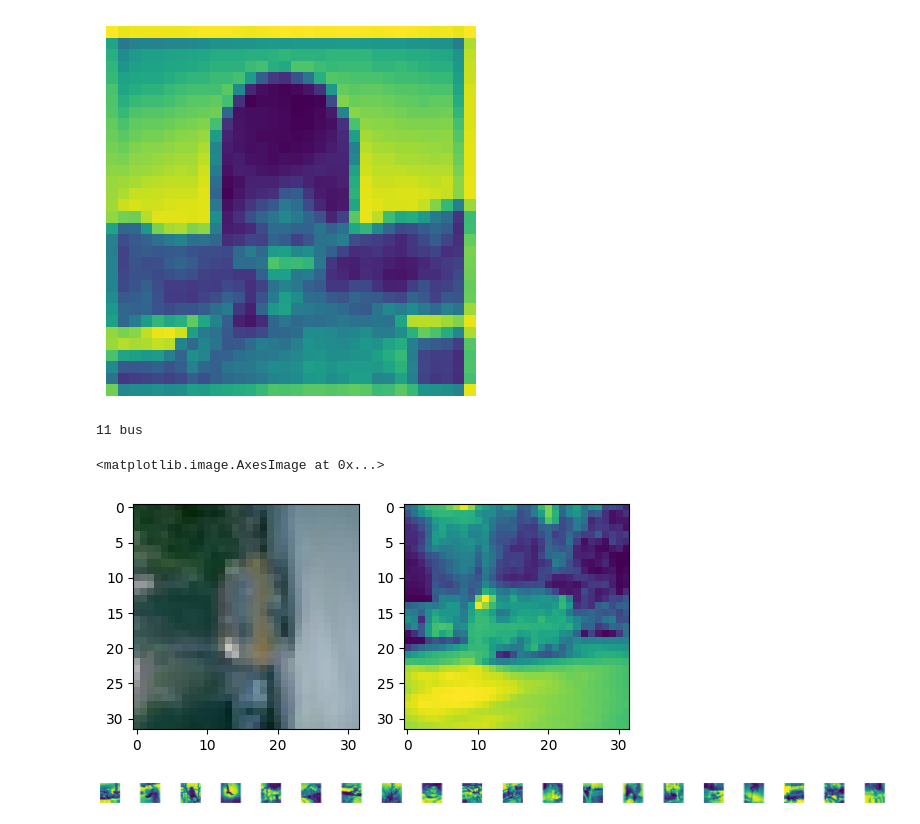
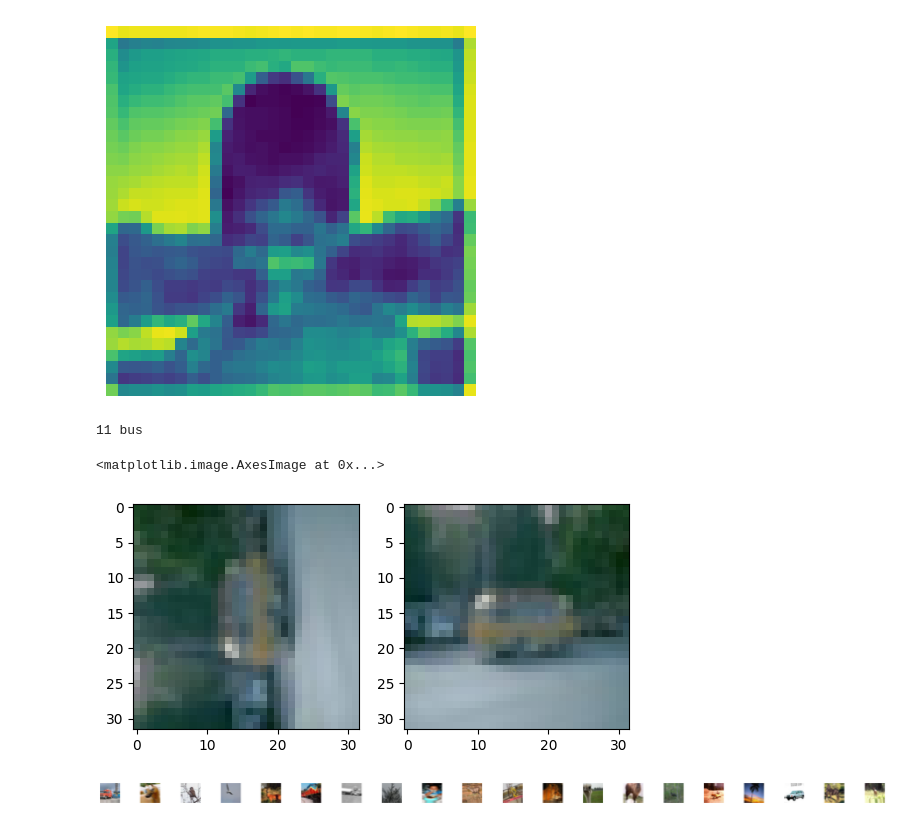
Before and after one commit to Alizzie/ST_CA1, a Jupyter notebook: main.ipynb, the cells around one changed output. Saved outputs shown, nothing was run; the diff lists cells and outputs as text; code cells hidden in the pictures.

Commit message:
Remove grayscale in Preprocessing
Model shows better result when training as RGB image.

```diff
--- a/main.ipynb
+++ b/main.ipynb
@@ -351,8 +346,8 @@ plt.axis('off')
 # %%
 def preprocess(img):
   img = load_image(img)
-  img = grayscale(img)
-  img = equalize(img)
+  #img = grayscale(img)
+  #img = equalize(img)
   img = rotate(img)
   img = img/255
   return img
@@ -373,7 +368,7 @@ plt.imshow(x_train[rd_index])
 # %% [output]
 11 bus
 <matplotlib.image.AxesImage at 0x...>
-[figure, old version]
+[figure, new version]
 # %%
 def one_hot_encode_labels(y_train, y_val, y_test, num_classes):
     y_train = to_categorical(y_train, num_classes)
@@ -394,9 +389,9 @@ x_train, x_val, y_train, y_val = train_test_split(x_train, y_train, test_size=0.
 y_train, y_val, y_test = one_hot_encode_labels(y_train, y_val, y_test, num_classes)
 label_shape_match(x_train, y_train, x_val, y_val, x_test, y_test)
 # %%
-x_train = x_train.reshape(x_train.shape[0], 32, 32, 1)
-x_val = x_val.reshape(x_val.shape[0], 32, 32, 1)
-x_test = x_test.reshape(x_test.shape[0], 32, 32, 1)
+x_train = x_train.reshape(x_train.shape[0], 32, 32, 3)
+x_val = x_val.reshape(x_val.shape[0], 32, 32, 3)
+x_test = x_test.reshape(x_test.shape[0], 32, 32, 3)
 # %%
 # GTS_SD4B_23.ipynb (johnloane-repo)
 datagen = ImageDataGenerator(width_shift_range=0.1, height_shift_range = 0.1, zoom_range = 0.2, shear_range = 0.1, rotation_range=10)
@@ -406,8 +401,8 @@ X_batch, y_batch = next(batches)
 # %%
 fig, axs = plt.subplots(1, 20, figsize=(20, 5))
 fig.tight_layout()
 for i in range(20):
-  axs[i].imshow(X_batch[i].reshape(32, 32))
+  axs[i].imshow(X_batch[i].reshape(32, 32, 3))
   axs[i].axis('off')
 # %% [output]
-[figure, old version]
+[figure, new version]
```
Also changed, not shown: parts of 7 cells of this notebook.
